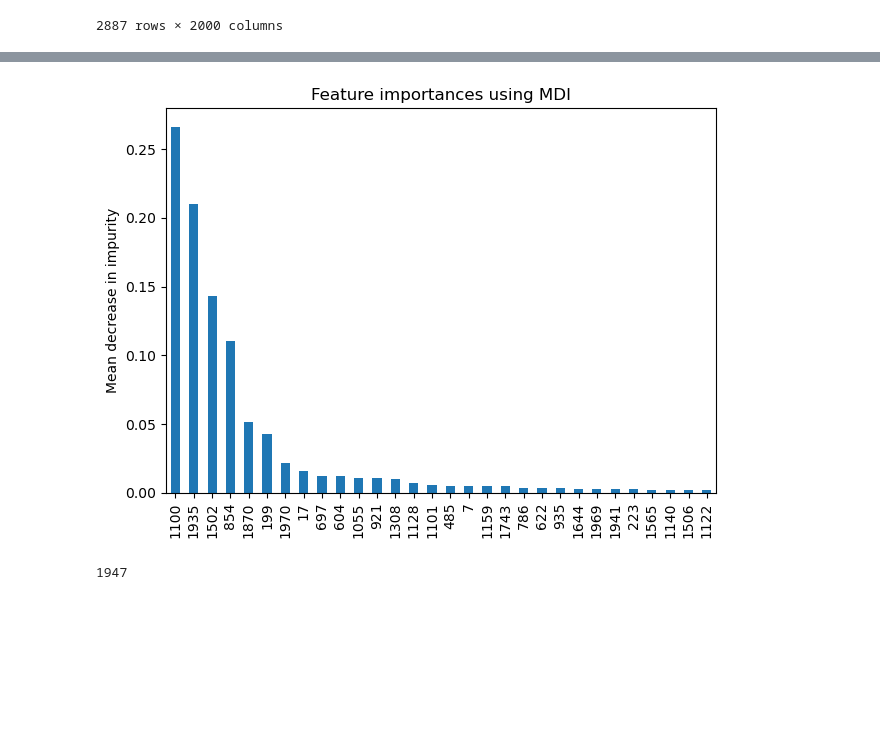
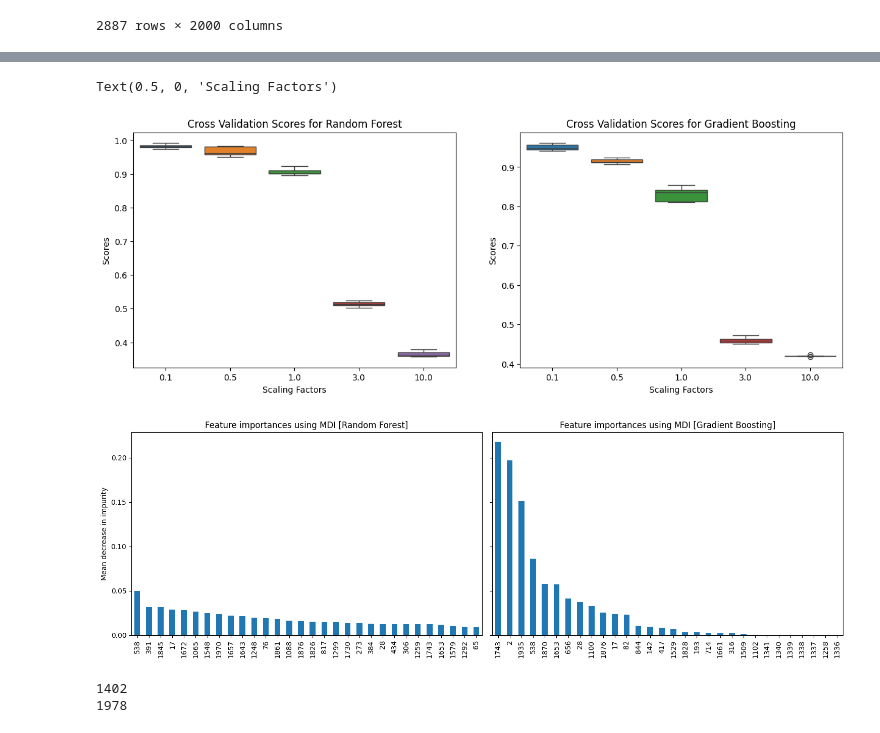
Before and after one commit to rikardradovac/Statistical-learning-for-big-data, a Jupyter notebook: AS2/project2_part1.ipynb, the cells around one changed output, grey strips where cells are left out. Saved outputs shown, nothing was run; the diff lists cells and outputs as text; code cells hidden in the pictures; blank space fills up the shorter version.

Commit message:
added gradient boosting and modified some plotting

```diff
--- a/AS2/project2_part1.ipynb
+++ b/AS2/project2_part1.ipynb
@@ -33,7 +35,3 @@ data
 | 2886 | -0.765003 | -0.291644 | -0.409837 | -0.533628 | 2.256756 | 1.657427 | -3.786426 | -2.083541 | -0.010137 | -0.198581 | ... | ... |
 | 2887 | -0.307003 | 0.471656 | -0.101537 | 0.374672 | 0.326556 | 0.492827 | -1.216326 | 0.151959 | -0.010137 | -0.198581 | ... | ... |
 2887 rows × 2000 columns
-# %%
-noise = np.random.normal(0, data.std(), data.shape)
-data = data + noise * 5
-data
@@ -93,25 +107,54 @@ sns.boxplot(data=df.T)
+# %%
+import seaborn as sns
+
+# create a pandas dataframe for this
+df_forest = pd.DataFrame(cross_val_scores_forest, index=scaling_factors).T
+df_boosting = pd.DataFrame(cross_val_scores_boosting, index=scaling_factors).T
+
+fig, (ax1, ax2) = plt.subplots(1, 2, figsize=(15, 5))
+# Boxplot for df_forest on the first subplot
+sns.boxplot(data=df_forest, ax=ax1)
+ax1.set_title('Cross Validation Scores for Random Forest')
+ax1.set_ylabel('Scores')
+ax1.set_xlabel('Scaling Factors')
+
+# Boxplot for df_boosting on the second subplot
+sns.boxplot(data=df_boosting, ax=ax2)
+ax2.set_title('Cross Validation Scores for Gradient Boosting')
+ax2.set_ylabel('Scores')
+ax2.set_xlabel('Scaling Factors')
+# %% [output]
+Text(0.5, 0, 'Scaling Factors')
+[figure, added]
 # %%
-importances = random_forest.estimators_[2].feature_importances_
+forest_importances = pd.Series(random_forest.feature_importances_)
+boost_importances = pd.Series(gradient_boosting.feature_importances_)
 
+# sort importances and stds in descending order
+forest_importances = forest_importances.sort_values(ascending=False).head(30)
+boost_importances = boost_importances.sort_values(ascending=False).head(30)
 
-forest_importances = pd.Series(importances)
+fig, (ax1, ax2) = plt.subplots(1, 2, figsize=(15, 5), sharey=True)
+# Plot for Random Forest importances
+forest_importances.plot(kind='bar', ax=ax1)
+ax1.set_title("Feature importances using MDI [Random Forest]")
+ax1.set_ylabel("Mean decrease in impurity")
 
-# sort importances and stds in descending order based on forest_importances
-forest_importances = forest_importances.sort_values(ascending=False).head(30)
+# Plot for Gradient Boosting importances
+boost_importances.plot(kind='bar', ax=ax2)
+ax2.set_title("Feature importances using MDI [Gradient Boosting]")
+ax2.set_ylabel("Mean decrease in impurity")
 
-
-
-fig, ax = plt.subplots()
-forest_importances.plot(kind='bar')
-ax.set_title("Feature importances using MDI")
-ax.set_ylabel("Mean decrease in impurity")
 fig.tight_layout()
+plt.show()
 # %% [output]
-[figure, old version]
+[figure, new version]
-# %%
-sum(random_forest.estimators_[3].feature_importances_ == 0.0)
-# %% [output]
-1947
+# %%
+print(sum(random_forest.feature_importances_ == 0.0))
+print(sum(gradient_boosting.feature_importances_ == 0.0))
+# %% [output]
+1402
+1978
 # %%
 from sklearn.metrics import f1_score
 f1_score(y_test, random_forest.predict(X_test), average=None)
```
Also changed, not shown: parts of 8 cells of this notebook.
